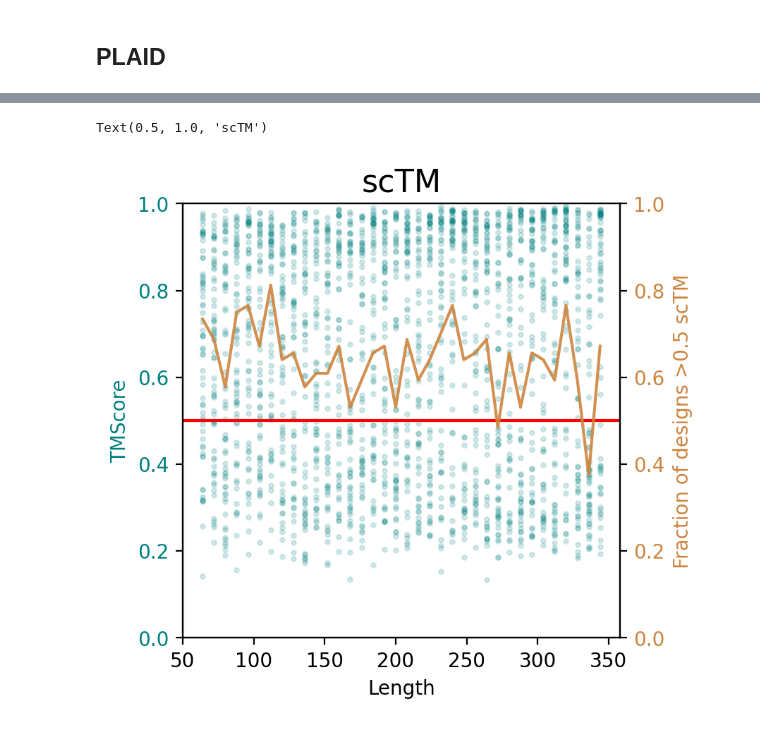
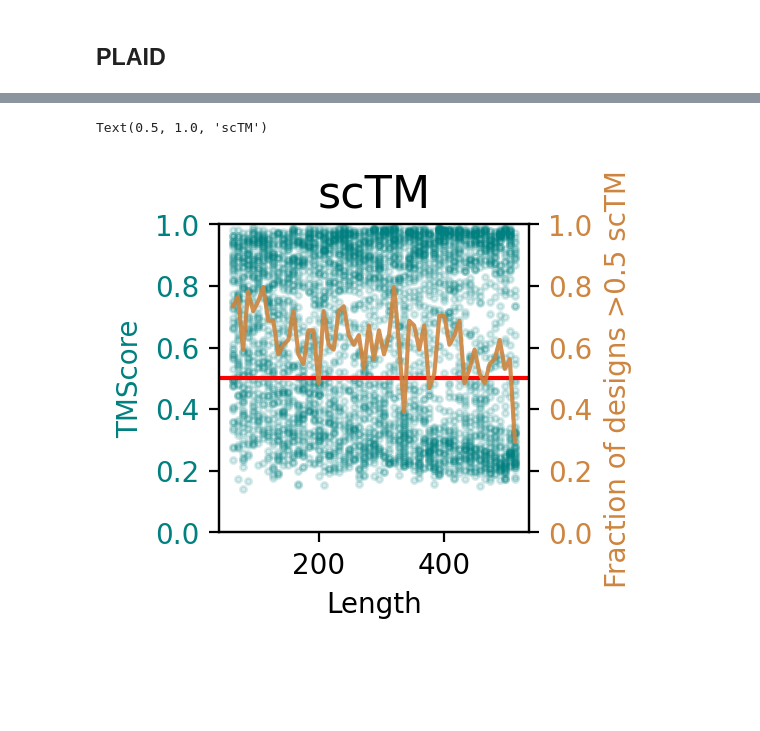
Before and after one commit to amyxlu/plaid-dev-distributed, a Jupyter notebook: notebooks/FIGURE_results_by_len.ipynb, the cells around one changed output, grey strips where cells are left out. Cells and saved outputs as stored; diff of their text form; code cells hidden in the pictures; blank space fills up the shorter version.

```diff
--- a/notebooks/FIGURE_results_by_len.ipynb
+++ b/notebooks/FIGURE_results_by_len.ipynb
@@ -10,15 +10,15 @@ from plaid.utils import extract_avg_b_factor_per_residue, read_sequences_from_fa
 import numpy as np
 import matplotlib.pyplot as plt
 
-# sample_dir = Path("/data/lux70/plaid/artifacts/samples/5j007z42/by_length/")
-sample_dir = Path("/data/lux70/plaid/artifacts/samples/by_length/")
+sample_dir = Path("/data/lux70/plaid/artifacts/samples/5j007z42/by_length/")
+# sample_dir = Path("/data/lux70/plaid/artifacts/samples/by_length/")
 # %% [markdown]
 # Structure
 # %% [markdown]
 ## PLAID
 # %%
-# lengths = [int(x) for x in os.listdir(sample_dir)]
-lengths = np.arange(32, 174, 4)
+lengths = [int(x) for x in os.listdir(sample_dir)]
+# lengths = np.arange(32, 174, 4)
 lengths.sort()
 print(lengths)
 # %% [output]
@@ -27,12 +26,15 @@ print(lengths)
 # %%
 all_stats = {}
-
 import pandas as pd
-
 
 for l in lengths:
     try:
-        all_stats[l] = pd.read_csv(sample_dir / str(l) / "designability.csv")
+        tmp = pd.read_csv(sample_dir / str(l) / "designability.csv")
+        tmp = tmp.rename({"ccTM":"cctm"},axis=1)
+        tmp = tmp.reset_index(drop=True)
+        tmp = tmp.drop(['Unnamed: 0'],axis=1)
+        all_stats[l] = tmp
     except Exception as e:
         print(e)
         pass
+tmp.head()
@@ -51,34 +63,34 @@ big_df.head()
 # %%
 metric = "sctm"
 
-fig,ax = plt.subplots(1,1,figsize=(4,4), dpi=200)
+fig,ax = plt.subplots(1,1,figsize=(2,2), dpi=200)
 
 designable = []
 
 for k, v in all_stats.items():
     data = v[metric]
     designable.append((np.array(data) > 0.5).sum() / len(data))
     ax.scatter([int(k) * 2] * len(data), data, s=5, c="teal",alpha=0.15)
 
 ax.set_ylim(0,1)
 ax.axhline(0.5, c='red')
 ax.set_ylabel("TMScore", c='teal')
 ax.tick_params(axis='y', labelcolor='teal')
 ax.set_xlabel("Length")
 
 scale = np.array(lengths) * 2
 
 ax_ = ax.twinx()
 ax_.plot(scale, designable, c="peru", alpha=0.9)
 ax_.set_ylim(0, 1)
 ax_.set_ylabel("Fraction of designs >0.5 scTM", c='peru')
 ax_.tick_params(axis='y', labelcolor='peru')
 
 
 plt.title("scTM", fontsize=16)
 # %% [output]
 Text(0.5, 1.0, 'scTM')
-[figure, old version]
+[figure, new version]
 # %%
 metric = "cctm"
 
```
Also changed, not shown: parts of 16 cells of this notebook, 44 other files.
